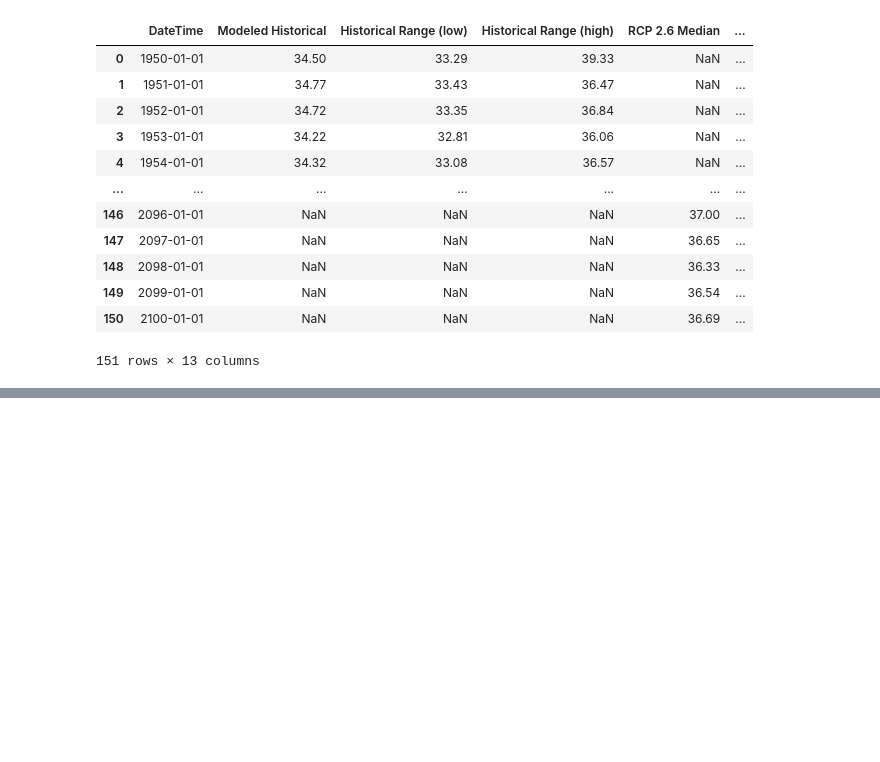
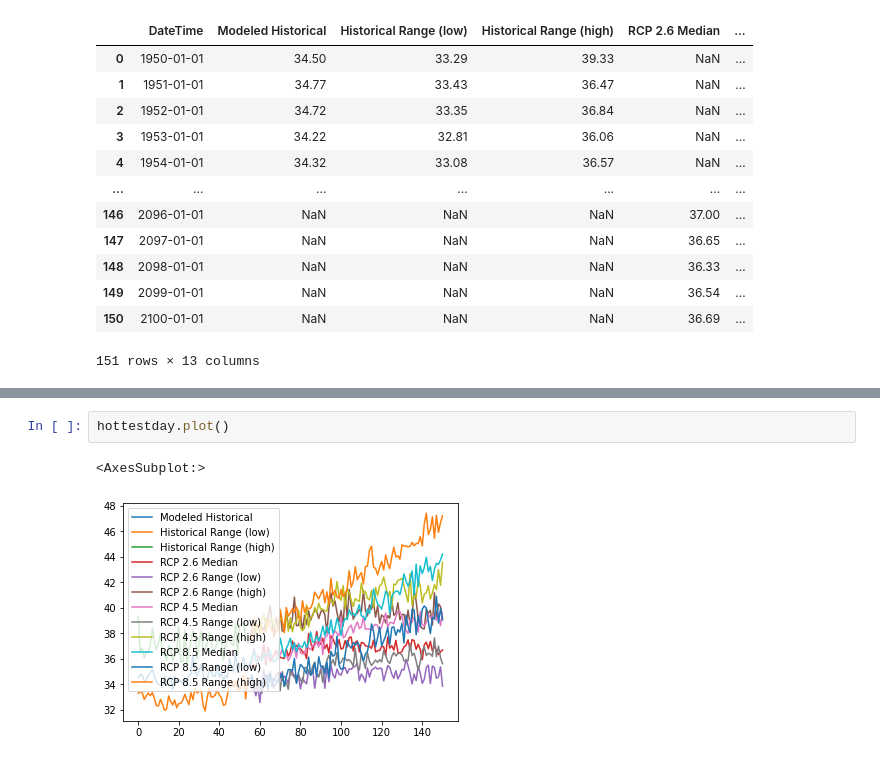
Before and after one commit to data301-2021-winter1/project-group70-project, a Jupyter notebook: notebooks/analysis3.ipynb, the cells around one changed output, grey strips where cells are left out. Saved outputs shown, nothing was run; the diff lists cells and outputs as text; blank space fills up the shorter version.

```diff
--- a/notebooks/analysis3.ipynb
+++ b/notebooks/analysis3.ipynb
@@ -40,0 +63,5 @@ hottestday
+# %%
+hottestday.plot()
+# %% [output]
+<AxesSubplot:>
+[figure, added]
```
Also changed, not shown: parts of 9 cells of this notebook.
